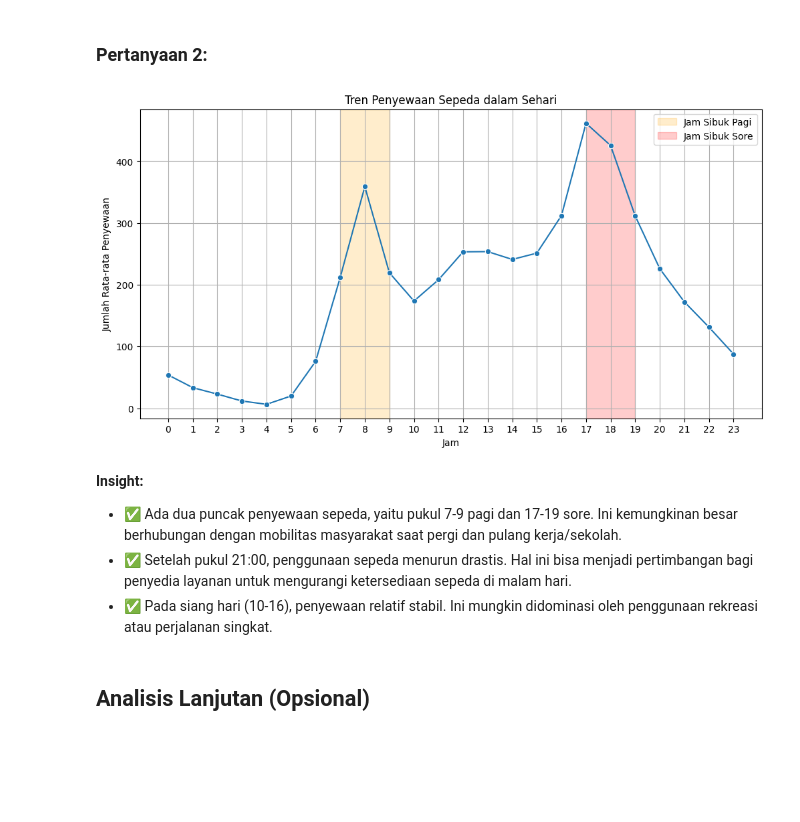
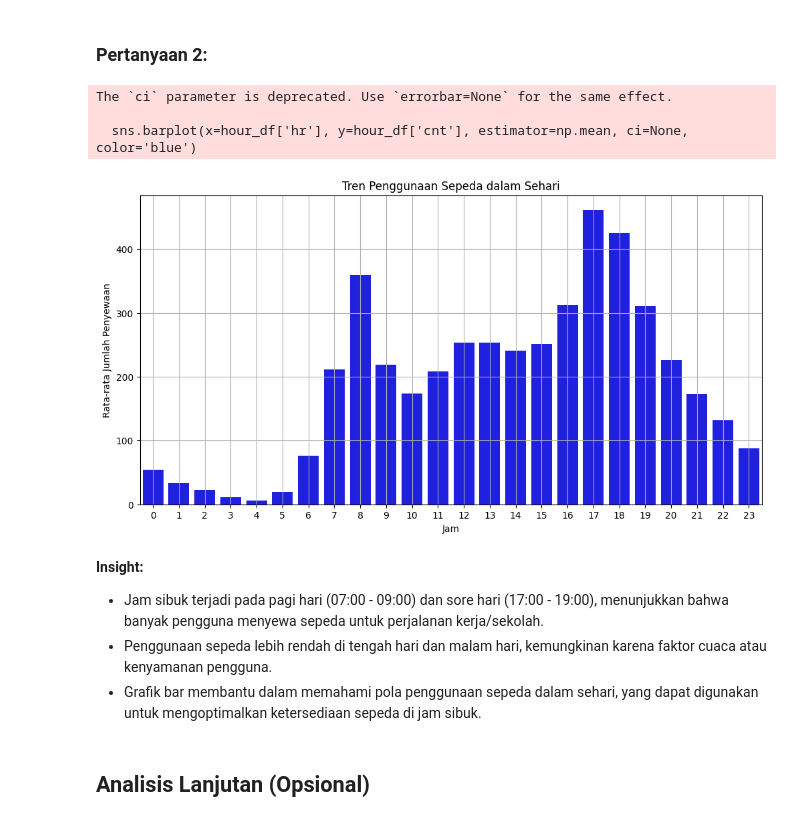
Before and after one commit to Eva-Yuliana/Bike-Sharing, a Jupyter notebook: notebook.ipynb, the cells around one changed output. Drawn from its saved outputs; the diff is of its cells as text; code cells hidden in the pictures; blank space fills up the shorter version.

```diff
--- a/notebook.ipynb
+++ b/notebook.ipynb
@@ -22,8 +22,8 @@ import seaborn as sns
 ### Gathering Data
 # %%
 # Gathering Data
-day_df = pd.read_csv('/content/day.csv')
-hour_df = pd.read_csv('/content/hour.csv')
+day_df = pd.read_csv('data/day.csv')
+hour_df = pd.read_csv('data/hour.csv')
 # %% [markdown]
 **Insight:**
 - Dataset day.csv berisi informasi penyewaan sepeda per hari.
@@ -203,29 +193,23 @@ Passing `palette` without assigning `hue` is deprecated and will be removed in v
 ### Pertanyaan 2:
 # %%
 plt.figure(figsize=(12, 6))
-
-# Menghitung rata-rata penyewaan per jam
-hourly_avg = hour_df.groupby('hr')['cnt'].mean()
-
-# Line chart tren penggunaan sepeda dalam sehari
-sns.lineplot(x=hourly_avg.index, y=hourly_avg.values, marker='o', linestyle='-')
-
-plt.axvspan(7, 9, color='orange', alpha=0.2, label='Jam Sibuk Pagi')
-plt.axvspan(17, 19, color='red', alpha=0.2, label='Jam Sibuk Sore')
-
-plt.title('Tren Penyewaan Sepeda dalam Sehari')
-plt.xlabel('Jam')
-plt.ylabel('Jumlah Rata-rata Penyewaan')
-plt.xticks(range(0, 24))  # Menampilkan semua jam pada sumbu x
-plt.legend()
+sns.barplot(x=hour_df['hr'], y=hour_df['cnt'], estimator=np.mean, ci=None, color='blue')
+plt.title("Tren Penggunaan Sepeda dalam Sehari")
+plt.xlabel("Jam")
+plt.ylabel("Rata-rata Jumlah Penyewaan")
+plt.xticks(range(0, 24))
 plt.grid(True)
 plt.show()
 # %% [output]
+The `ci` parameter is deprecated. Use `errorbar=None` for the same effect.
+
+  sns.barplot(x=hour_df['hr'], y=hour_df['cnt'], estimator=np.mean, ci=None, color='blue')
-[figure, old version]
+[figure, new version]
-# %% [markdown]
-**Insight:**
-- ✅ Ada dua puncak penyewaan sepeda, yaitu pukul 7-9 pagi dan 17-19 sore. Ini kemungkinan besar berhubungan dengan mobilitas masyarakat saat pergi dan pulang kerja/sekolah.
-- ✅ Setelah pukul 21:00, penggunaan sepeda menurun drastis. Hal ini bisa menjadi pertimbangan bagi penyedia layanan untuk mengurangi ketersediaan sepeda di malam hari.
-- ✅ Pada siang hari (10-16), penyewaan relatif stabil. Ini mungkin didominasi oleh penggunaan rekreasi atau perjalanan singkat.
+# %% [markdown]
+**Insight:**
+
+- Jam sibuk terjadi pada pagi hari (07:00 - 09:00) dan sore hari (17:00 - 19:00), menunjukkan bahwa banyak pengguna menyewa sepeda untuk perjalanan kerja/sekolah.
+- Penggunaan sepeda lebih rendah di tengah hari dan malam hari, kemungkinan karena faktor cuaca atau kenyamanan pengguna.
+- Grafik bar membantu dalam memahami pola penggunaan sepeda dalam sehari, yang dapat digunakan untuk mengoptimalkan ketersediaan sepeda di jam sibuk.
 # %% [markdown]
 ## Analisis Lanjutan (Opsional)
```
Also changed, not shown: parts of 9 cells of this notebook.
